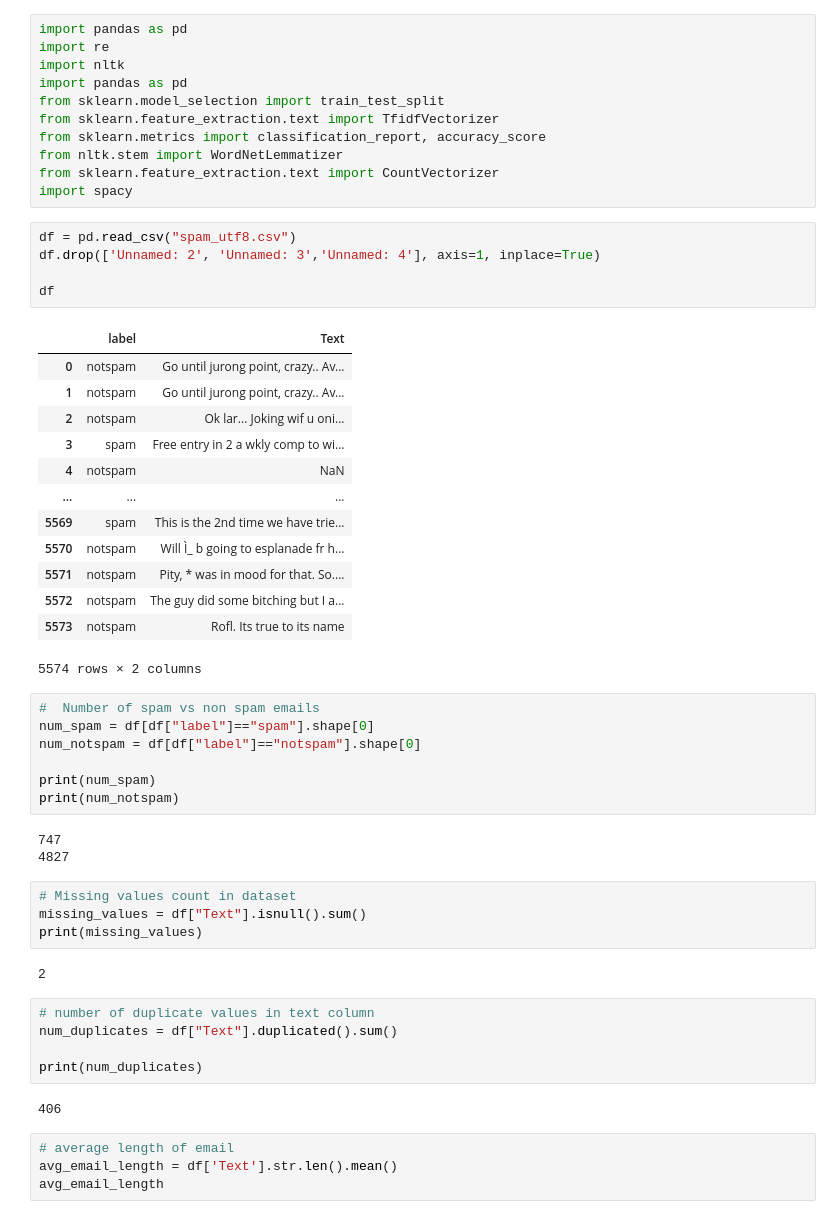
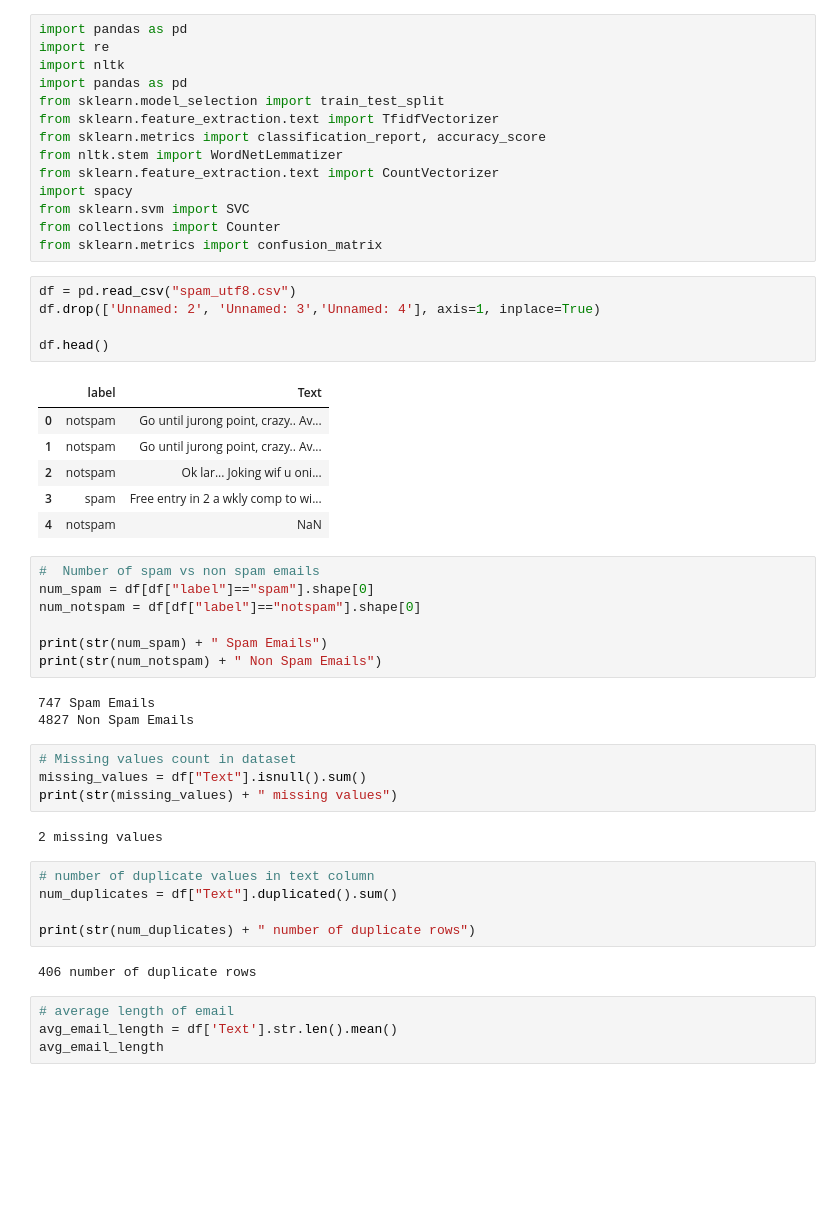
Before and after one commit to ahadaso042/Spam-Email-Detection, a Jupyter notebook: ITM 751 Project.ipynb, the cells around one changed output. Saved outputs shown, nothing was run; the diff lists cells and outputs as text; blank space fills up the shorter version.

```diff
--- a/ITM 751 Project.ipynb
+++ b/ITM 751 Project.ipynb
@@ -9,48 +9,44 @@ from sklearn.metrics import classification_report, accuracy_score
 from nltk.stem import WordNetLemmatizer
 from sklearn.feature_extraction.text import CountVectorizer
 import spacy
+from sklearn.svm import SVC
+from collections import Counter
+from sklearn.metrics import confusion_matrix
 # %%
 df = pd.read_csv("spam_utf8.csv")
 df.drop(['Unnamed: 2', 'Unnamed: 3','Unnamed: 4'], axis=1, inplace=True)
 
-df
+df.head()
 # %% [output]
 |  | label | Text |
 | 0 | notspam | Go until jurong point, crazy.. Av... |
 | 1 | notspam | Go until jurong point, crazy.. Av... |
 | 2 | notspam | Ok lar... Joking wif u oni... |
 | 3 | spam | Free entry in 2 a wkly comp to wi... |
 | 4 | notspam | NaN |
-| ... | ... | ... |
-| 5569 | spam | This is the 2nd time we have trie... |
-| 5570 | notspam | Will Ì_ b going to esplanade fr h... |
-| 5571 | notspam | Pity, * was in mood for that. So.... |
-| 5572 | notspam | The guy did some bitching but I a... |
-| 5573 | notspam | Rofl. Its true to its name |
-5574 rows × 2 columns
 # %%
 #  Number of spam vs non spam emails
 num_spam = df[df["label"]=="spam"].shape[0]
 num_notspam = df[df["label"]=="notspam"].shape[0]
 
-print(num_spam)
-print(num_notspam)
+print(str(num_spam) + " Spam Emails")
+print(str(num_notspam) + " Non Spam Emails")
 # %% [output]
-747
-4827
+747 Spam Emails
+4827 Non Spam Emails
 # %%
 # Missing values count in dataset
 missing_values = df["Text"].isnull().sum()
-print(missing_values)
+print(str(missing_values) + " missing values")
 # %% [output]
-2
+2 missing values
 # %%
 # number of duplicate values in text column
 num_duplicates = df["Text"].duplicated().sum()
 
-print(num_duplicates)
+print(str(num_duplicates) + " number of duplicate rows")
 # %% [output]
-406
+406 number of duplicate rows
 # %%
 # average length of email
 avg_email_length = df['Text'].str.len().mean()
```
Also changed, not shown: parts of 20 cells of this notebook.
